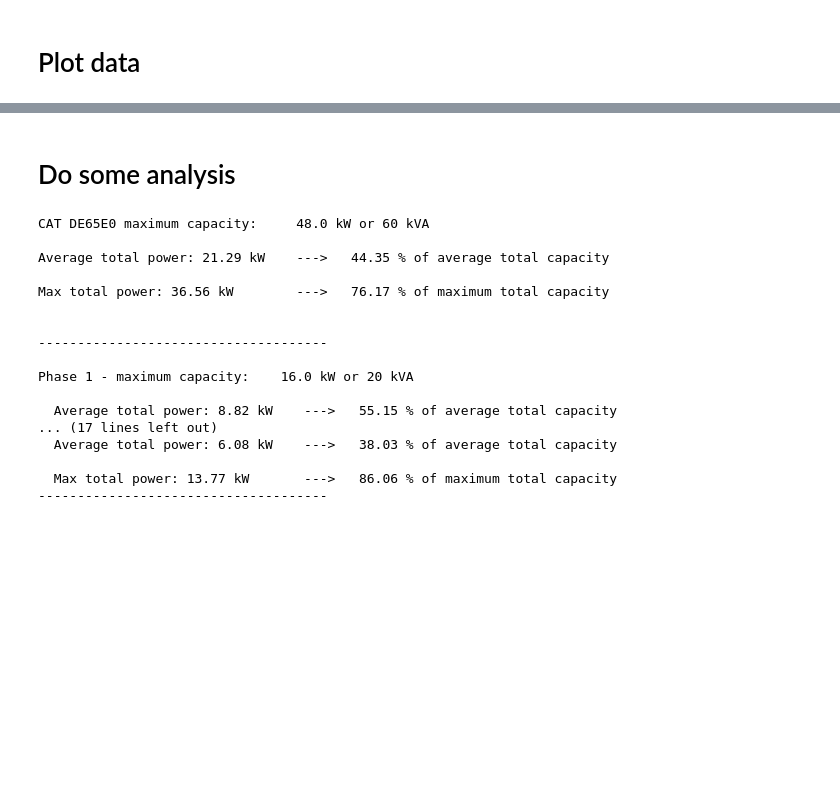
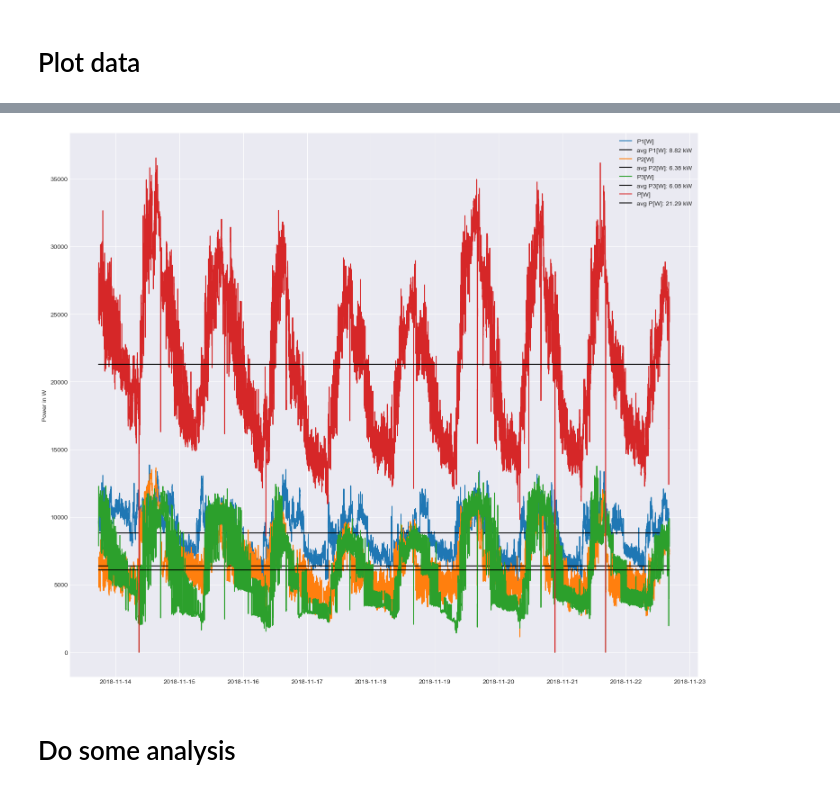
Before and after one commit to mtreml/powermonitoring, a Jupyter notebook: jupyter/Analyse_and_Plot_KEW_Data.ipynb, the cells around one changed output, grey strips where cells are left out. Saved outputs shown, nothing was run; the diff lists cells and outputs as text; code cells hidden in the pictures; blank space fills up the shorter version.

```diff
--- a/jupyter/Analyse_and_Plot_KEW_Data.ipynb
+++ b/jupyter/Analyse_and_Plot_KEW_Data.ipynb
@@ -91,40 +138,30 @@ plt.show()
+# %%
+make_plots(dataNov)
+# %% [output]
+[figure, added]
 # %% [markdown]
 # Do some analysis
 # %%
 import numpy as np
 
-P_total = 48000.0
-mean_P_total_in_W = np.mean(data["P[W]"])
-print("CAT DE65E0 maximum capacity:     {} kW or 60 kVA \n".format(P_total/1000))
-print("Average total power: {} kW    --->   {} % of average total capacity\n".format(round(np.mean(data["P[W]"])/1000, 2), round(np.mean(data["P[W]"])/P_total*100, 2)))
-print("Max total power: {} kW        --->   {} % of maximum total capacity\n\n".format(round(np.max(data["P[W]"])/1000, 2), round(max(data["P[W]"])/P_total*100, 2)))
+def analysis(data):
 
-mean_P = []
-max_P = []
+    P_total = 60000.0
+    mean_P_total_in_W = np.mean(data["P[W]"])
+    print("Total\n")
+    print("Average demand: {} kW +- {} kW, max average output {} kW    --->   {} % of avg capacity\n".format(round(np.mean(data["P[W]"])/1000, 2), round(np.std(data["P[W]"])/1000, 2), 0.7*P_total/1000, round(np.mean(data["P[W]"])/(0.7*P_total)*100, 2)))
+    print("Peak demand: {} kW, max peak output {} kW          --->   {} % of peak capacity\n\n".format(round(np.max(data["P[W]"])/1000, 2), P_total/1000, round(max(data["P[W]"])/P_total*100, 2)))
 
-for i in range(3):
-    mean_P.append(np.mean(data["P{}[W]".format(i+1)]))
-    max_P.append(np.max(data["P{}[W]".format(i+1)]))
-    print("-------------------------------------\n")
-    print("Phase {} - maximum capacity:    {} kW or 20 kVA\n".format(i+1, P_total/(3 * 1000)))
-    print("  Average total power: {} kW    --->   {} % of average total capacity\n".format(round(mean_P[i]/1000, 2), round(mean_P[i]/(P_total/3)*100, 2)))
-    print("  Max total power: {} kW       --->   {} % of maximum total capacity".format(round(max_P[i]/1000, 2), round(max_P[i]/(P_total/3)*100, 2)))
-    print("-------------------------------------\n")
+    mean_P = []
+    max_P = []
+    std_P = []
+
+    for i in range(3):
+        mean_P.append(np.mean(data["P{}[W]".format(i+1)]))
+        std_P.append(np.std(data["P{}[W]".format(i+1)]))
+        max_P.append(np.max(data["P{}[W]".format(i+1)]))
+        print("-------------------------------------\n")
+        print("Phase {}\n".format(i+1))
+        print("  Average demand: {} kW +- {} kW, max average output {} kW    --->   {} % of avg capacity\n".format(round(mean_P[i]/1000, 2), round(std_P[i]/1000, 2), 0.7*(P_total/3)/1000, round(mean_P[i]/(0.7*(P_total/3))*100, 2)))
+        print("  Peak demand: {} kW, max peak output {} kW         --->   {} % of peak capacity".format(round(max_P[i]/1000, 2), (P_total/3)/1000, round(max_P[i]/(P_total/3)*100, 2)))
+        print("-------------------------------------\n")
-# %% [output]
-CAT DE65E0 maximum capacity:     48.0 kW or 60 kVA
-
-Average total power: 21.29 kW    --->   44.35 % of average total capacity
-
-Max total power: 36.56 kW        --->   76.17 % of maximum total capacity
-
-
--------------------------------------
-
-Phase 1 - maximum capacity:    16.0 kW or 20 kVA
-
-  Average total power: 8.82 kW    --->   55.15 % of average total capacity
-... (17 lines left out)
-  Average total power: 6.08 kW    --->   38.03 % of average total capacity
-
-  Max total power: 13.77 kW       --->   86.06 % of maximum total capacity
--------------------------------------
```
Also changed, not shown: parts of 15 cells of this notebook, 1 other file.
